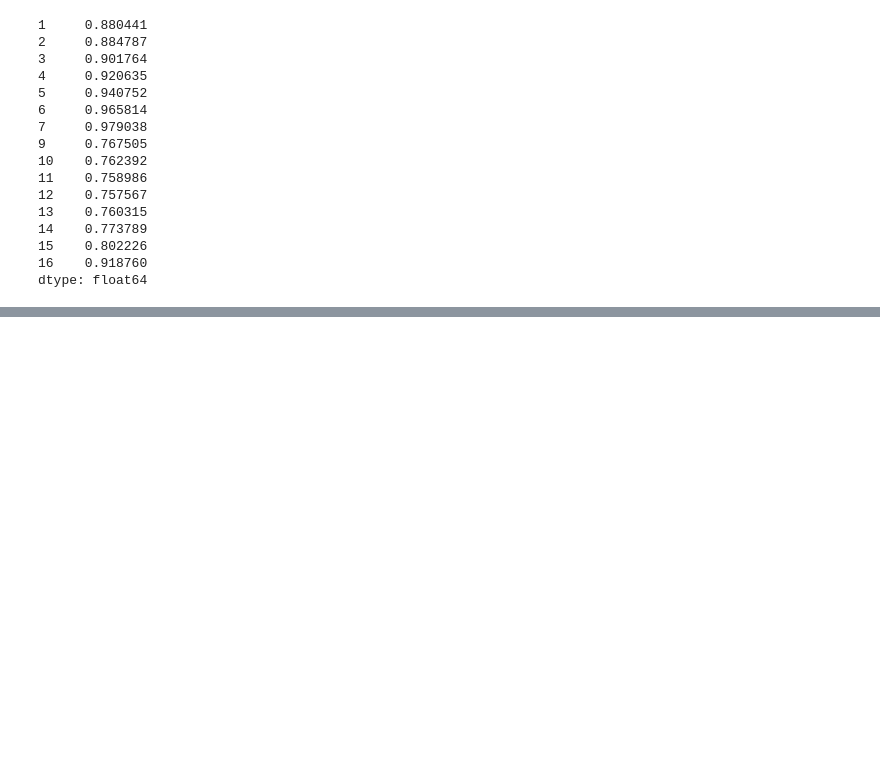
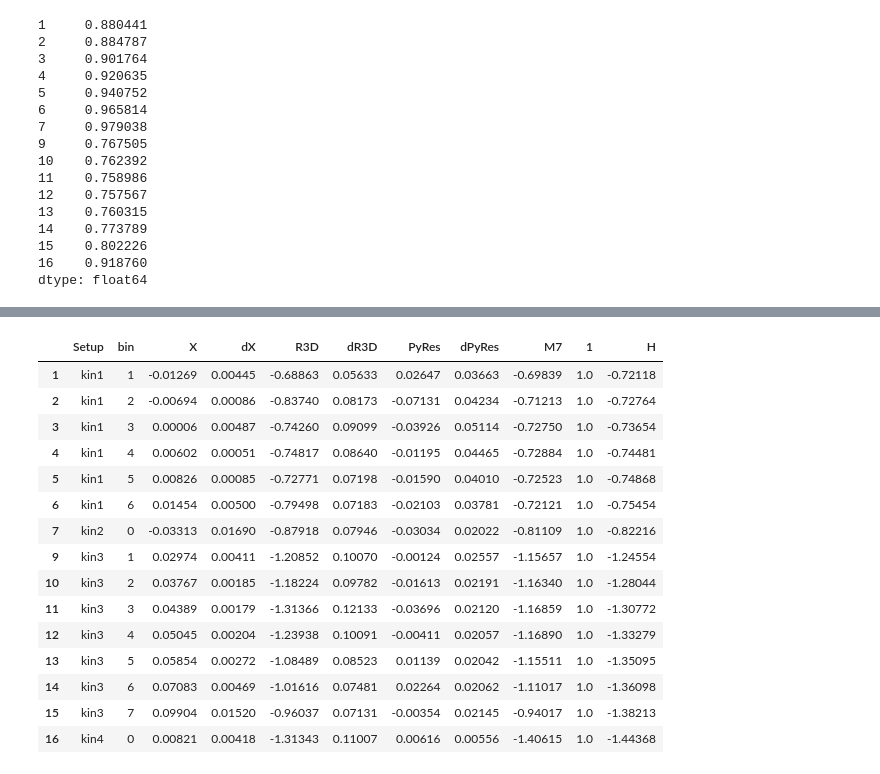
Before and after one commit to erezcoh4/MAINZDataAnalysis, a Jupyter notebook: PhysLettFigs/PhysLett-fig-plot-theta_pq.ipynb, the cells around one changed output, grey strips where cells are left out. Saved outputs shown, nothing was run; the diff lists cells and outputs as text; code cells hidden in the pictures; blank space fills up the shorter version.

```diff
--- a/PhysLettFigs/PhysLett-fig-plot-theta_pq.ipynb
+++ b/PhysLettFigs/PhysLett-fig-plot-theta_pq.ipynb
@@ -311,0 +315,22 @@ plt.savefig("/Users/erezcohen/Desktop/theta_iq_ratio_to_HA.pdf")
+# %%
+dataNuIsrael = pd.read_csv('data/fig2_israel.dat', index_col=False)
+data = dataNuIsrael
+data = data[(data.bin!=0) | (data.Setup=='kin2')| (data.Setup=='kin4')]
+data
+# %% [output]
+|  | Setup | bin | X | dX | R3D | dR3D | PyRes | dPyRes | M7 | 1 | H |
+| 1 | kin1 | 1 | -0.01269 | 0.00445 | -0.68863 | 0.05633 | 0.02647 | 0.03663 | -0.69839 | 1.0 | -0.72118 |
+| 2 | kin1 | 2 | -0.00694 | 0.00086 | -0.83740 | 0.08173 | -0.07131 | 0.04234 | -0.71213 | 1.0 | -0.72764 |
+| 3 | kin1 | 3 | 0.00006 | 0.00487 | -0.74260 | 0.09099 | -0.03926 | 0.05114 | -0.72750 | 1.0 | -0.73654 |
+| 4 | kin1 | 4 | 0.00602 | 0.00051 | -0.74817 | 0.08640 | -0.01195 | 0.04465 | -0.72884 | 1.0 | -0.74481 |
+| 5 | kin1 | 5 | 0.00826 | 0.00085 | -0.72771 | 0.07198 | -0.01590 | 0.04010 | -0.72523 | 1.0 | -0.74868 |
+| 6 | kin1 | 6 | 0.01454 | 0.00500 | -0.79498 | 0.07183 | -0.02103 | 0.03781 | -0.72121 | 1.0 | -0.75454 |
+| 7 | kin2 | 0 | -0.03313 | 0.01690 | -0.87918 | 0.07946 | -0.03034 | 0.02022 | -0.81109 | 1.0 | -0.82216 |
+| 9 | kin3 | 1 | 0.02974 | 0.00411 | -1.20852 | 0.10070 | -0.00124 | 0.02557 | -1.15657 | 1.0 | -1.24554 |
+| 10 | kin3 | 2 | 0.03767 | 0.00185 | -1.18224 | 0.09782 | -0.01613 | 0.02191 | -1.16340 | 1.0 | -1.28044 |
+| 11 | kin3 | 3 | 0.04389 | 0.00179 | -1.31366 | 0.12133 | -0.03696 | 0.02120 | -1.16859 | 1.0 | -1.30772 |
+| 12 | kin3 | 4 | 0.05045 | 0.00204 | -1.23938 | 0.10091 | -0.00411 | 0.02057 | -1.16890 | 1.0 | -1.33279 |
+| 13 | kin3 | 5 | 0.05854 | 0.00272 | -1.08489 | 0.08523 | 0.01139 | 0.02042 | -1.15511 | 1.0 | -1.35095 |
+| 14 | kin3 | 6 | 0.07083 | 0.00469 | -1.01616 | 0.07481 | 0.02264 | 0.02062 | -1.11017 | 1.0 | -1.36098 |
+| 15 | kin3 | 7 | 0.09904 | 0.01520 | -0.96037 | 0.07131 | -0.00354 | 0.02145 | -0.94017 | 1.0 | -1.38213 |
+| 16 | kin4 | 0 | 0.00821 | 0.00418 | -1.31343 | 0.11007 | 0.00616 | 0.00556 | -1.40615 | 1.0 | -1.44368 |
```
Also changed, not shown: parts of 5 cells of this notebook, 1 other file.
